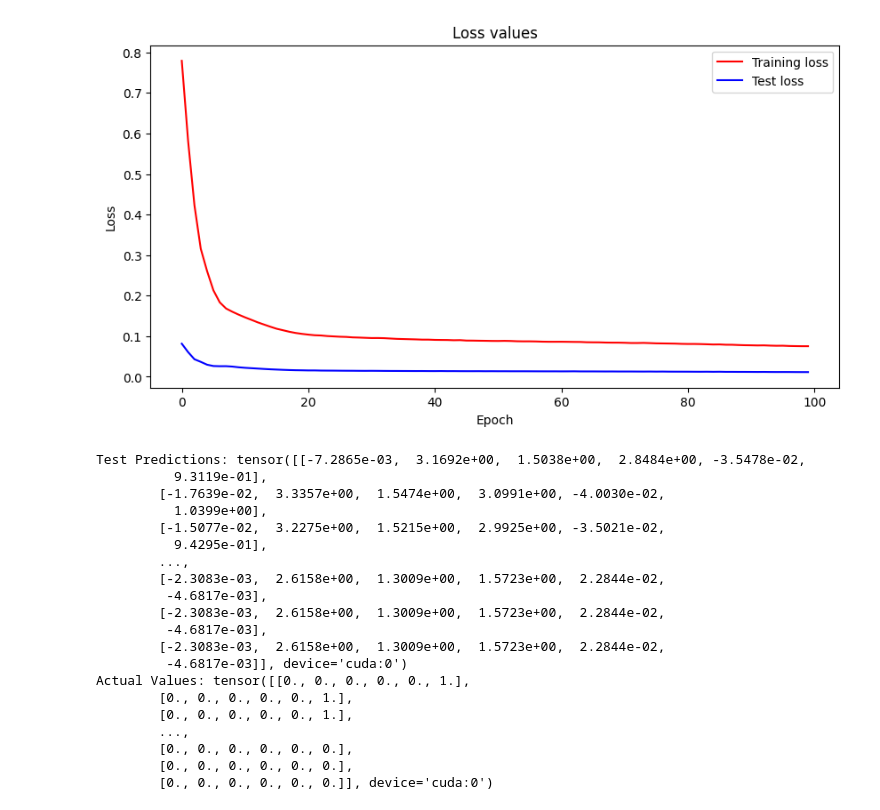
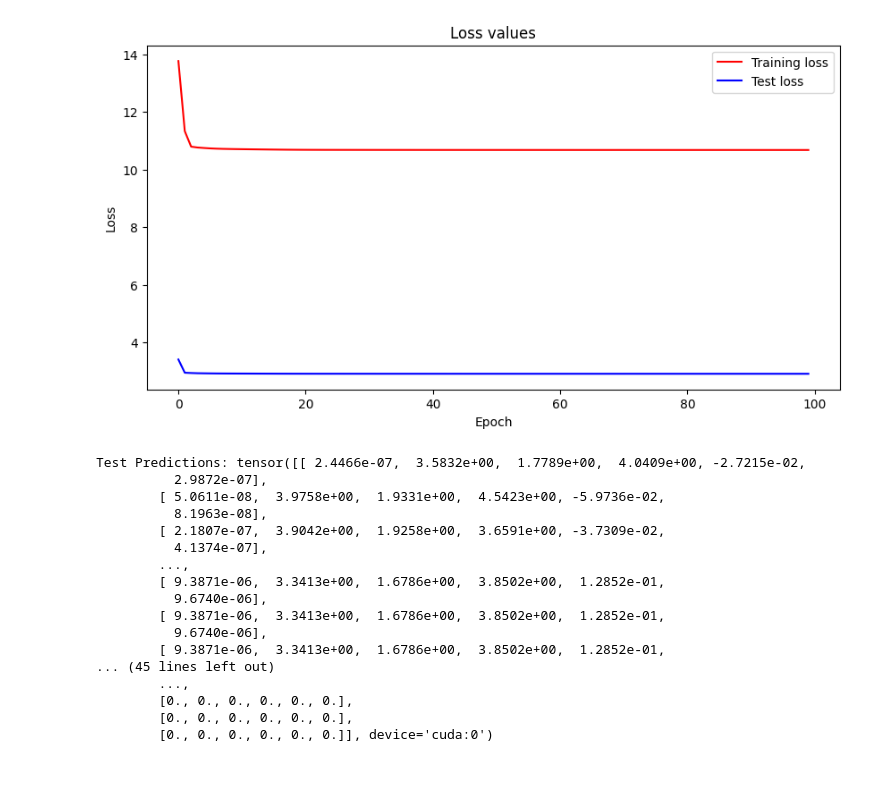
Before and after one commit to Kalpit-Vadnerkar/Graph-Scene-Representation-and-Prediction, a Jupyter notebook: Scene_Prediction.ipynb, the cells around one changed output. Cells and saved outputs as stored; diff of their text form; code cells hidden in the pictures; blank space fills up the shorter version.

Commit message:
Better Loss function and dynamic model

```diff
--- a/Scene_Prediction.ipynb
+++ b/Scene_Prediction.ipynb
@@ -236,7 +253,9 @@ hidden_dim = 128
 output_dim = 6
 learning_rate = 0.001
 num_epochs = 100
-batch_size = 128
+batch_size = 96
+lambda_reg = 0.5
+lambda_class = 0.5
 
 # Model and optimizer
 model = GraphSequenceNN(input_dim, hidden_dim, output_dim)
@@ -259,7 +278,7 @@ def evaluate_model(model, test_input_folder, batch_size, max_nodes, device):
             test_data = prepare_batch(test_batch, max_nodes)
             x_seq, edge_index_seq, x_last, edge_index_last, y, batch_last, seq_lengths = [t.to(device) for t in test_data]
             output = model((x_seq, edge_index_seq, x_last, edge_index_last, batch_last, seq_lengths))
-            loss = masked_mse_loss(output, y)
+            loss, _, _ = improved_loss_function(output, y, lambda_reg=lambda_reg, lambda_class=lambda_class)
             total_loss += loss.item()
     return total_loss
 
@@ -274,7 +293,7 @@ for epoch in range(num_epochs):
         x_seq, edge_index_seq, x_last, edge_index_last, y, batch_last, seq_lengths = [t.to(device) for t in data]
         optimizer.zero_grad()
         output = model((x_seq, edge_index_seq, x_last, edge_index_last, batch_last, seq_lengths))
-        loss = masked_mse_loss(output, y)
+        loss, reg_loss, class_loss = improved_loss_function(output, y, lambda_reg=lambda_reg, lambda_class=lambda_class)
         loss.backward()
         optimizer.step()
         total_train_loss += loss.item()
@@ -333,20 +352,17 @@ Epoch 100/100, Train Loss: 0.0752, Test Loss: 0.0114
-[figure, old version]
+[figure, new version]
-Test Predictions: tensor([[-7.2865e-03,  3.1692e+00,  1.5038e+00,  2.8484e+00, -3.5478e-02,
-          9.3119e-01],
-        [-1.7639e-02,  3.3357e+00,  1.5474e+00,  3.0991e+00, -4.0030e-02,
-          1.0399e+00],
-        [-1.5077e-02,  3.2275e+00,  1.5215e+00,  2.9925e+00, -3.5021e-02,
-          9.4295e-01],
+Test Predictions: tensor([[ 2.4466e-07,  3.5832e+00,  1.7789e+00,  4.0409e+00, -2.7215e-02,
+          2.9872e-07],
+        [ 5.0611e-08,  3.9758e+00,  1.9331e+00,  4.5423e+00, -5.9736e-02,
+          8.1963e-08],
+        [ 2.1807e-07,  3.9042e+00,  1.9258e+00,  3.6591e+00, -3.7309e-02,
+          4.1374e-07],
         ...,
-        [-2.3083e-03,  2.6158e+00,  1.3009e+00,  1.5723e+00,  2.2844e-02,
-         -4.6817e-03],
-        [-2.3083e-03,  2.6158e+00,  1.3009e+00,  1.5723e+00,  2.2844e-02,
-         -4.6817e-03],
-        [-2.3083e-03,  2.6158e+00,  1.3009e+00,  1.5723e+00,  2.2844e-02,
-         -4.6817e-03]], device='cuda:0')
-Actual Values: tensor([[0., 0., 0., 0., 0., 1.],
-        [0., 0., 0., 0., 0., 1.],
-        [0., 0., 0., 0., 0., 1.],
+        [ 9.3871e-06,  3.3413e+00,  1.6786e+00,  3.8502e+00,  1.2852e-01,
+          9.6740e-06],
+        [ 9.3871e-06,  3.3413e+00,  1.6786e+00,  3.8502e+00,  1.2852e-01,
+          9.6740e-06],
+        [ 9.3871e-06,  3.3413e+00,  1.6786e+00,  3.8502e+00,  1.2852e-01,
+... (45 lines left out)
         ...,
         [0., 0., 0., 0., 0., 0.],
         [0., 0., 0., 0., 0., 0.],
```
Also changed, not shown: parts of 3 cells of this notebook, 1 other file.
